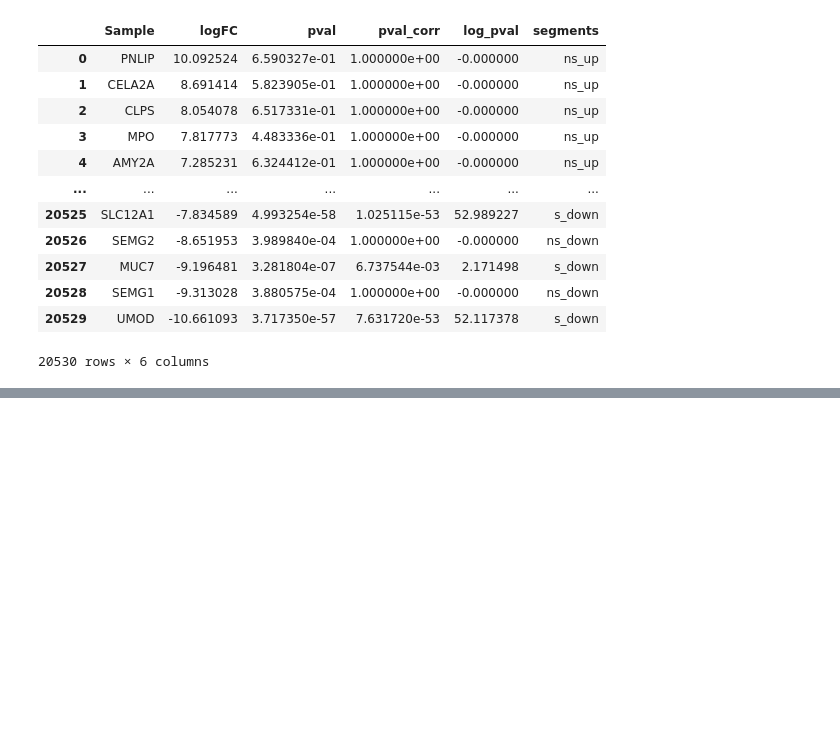
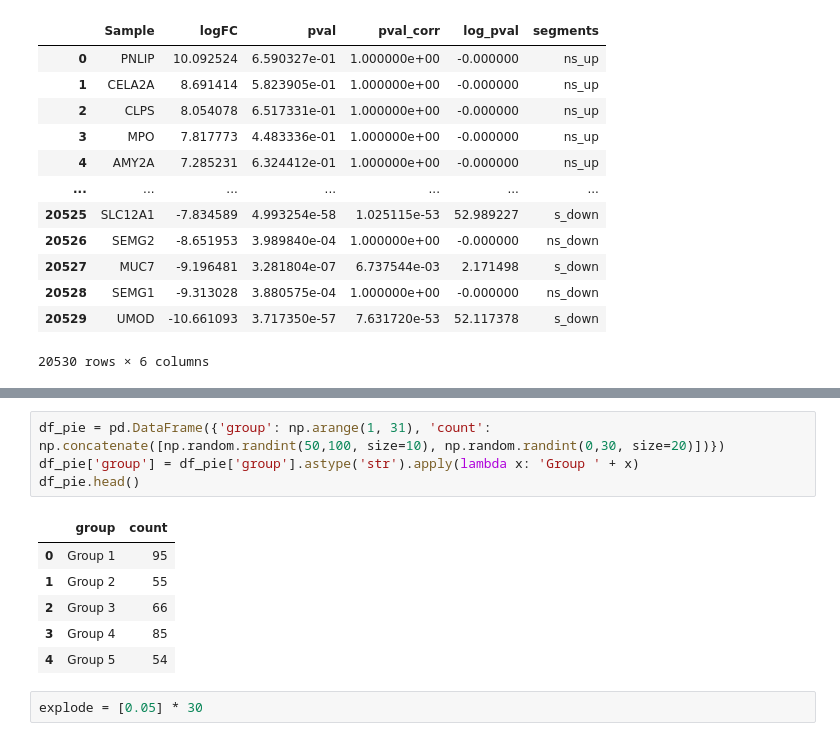
Before and after one commit to emulciber/Python_BI_2022, a Jupyter notebook: homework_5_pandas/pandas.ipynb, the cells around one changed output, grey strips where cells are left out. Drawn from its saved outputs; the diff is of its cells as text; blank space fills up the shorter version.

```diff
--- a/homework_5_pandas/pandas.ipynb
+++ b/homework_5_pandas/pandas.ipynb
@@ -204,0 +278,13 @@ vol
+# %%
+df_pie = pd.DataFrame({'group': np.arange(1, 31), 'count': np.concatenate([np.random.randint(50,100, size=10), np.random.randint(0,30, size=20)])})
+df_pie['group'] = df_pie['group'].astype('str').apply(lambda x: 'Group ' + x)
+df_pie.head()
+# %% [output]
+|  | group | count |
+| 0 | Group 1 | 95 |
+| 1 | Group 2 | 55 |
+| 2 | Group 3 | 66 |
+| 3 | Group 4 | 85 |
+| 4 | Group 5 | 54 |
+# %%
+explode = [0.05] * 30
```
Also changed, not shown: parts of 12 cells of this notebook.
